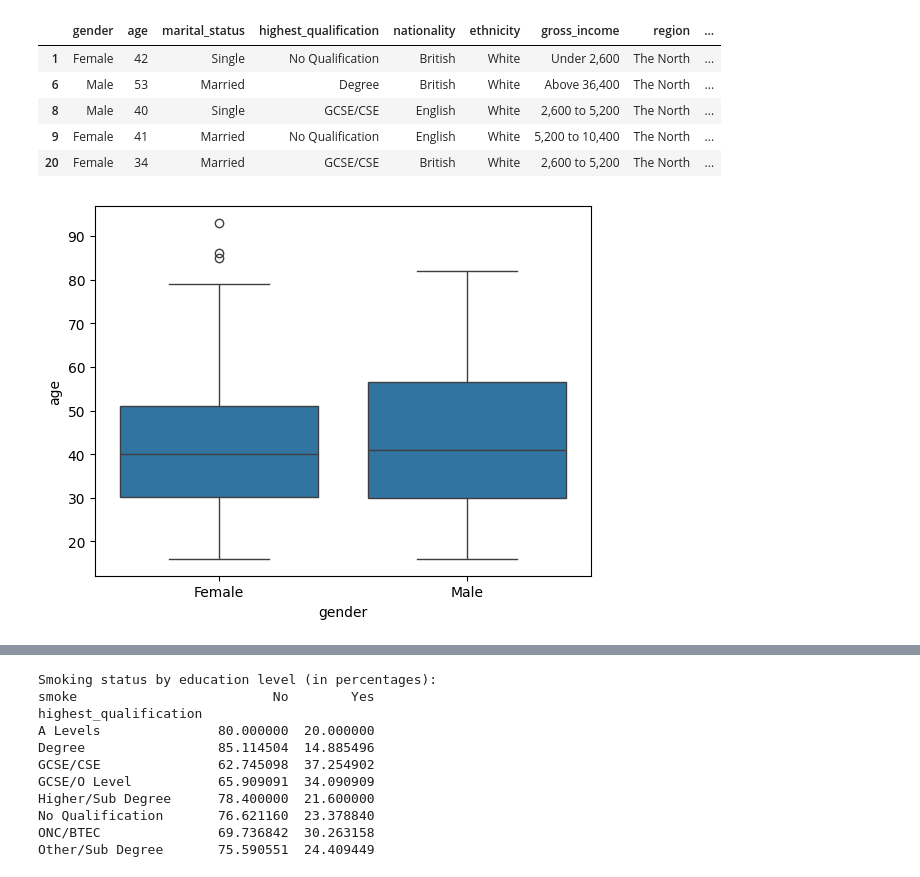
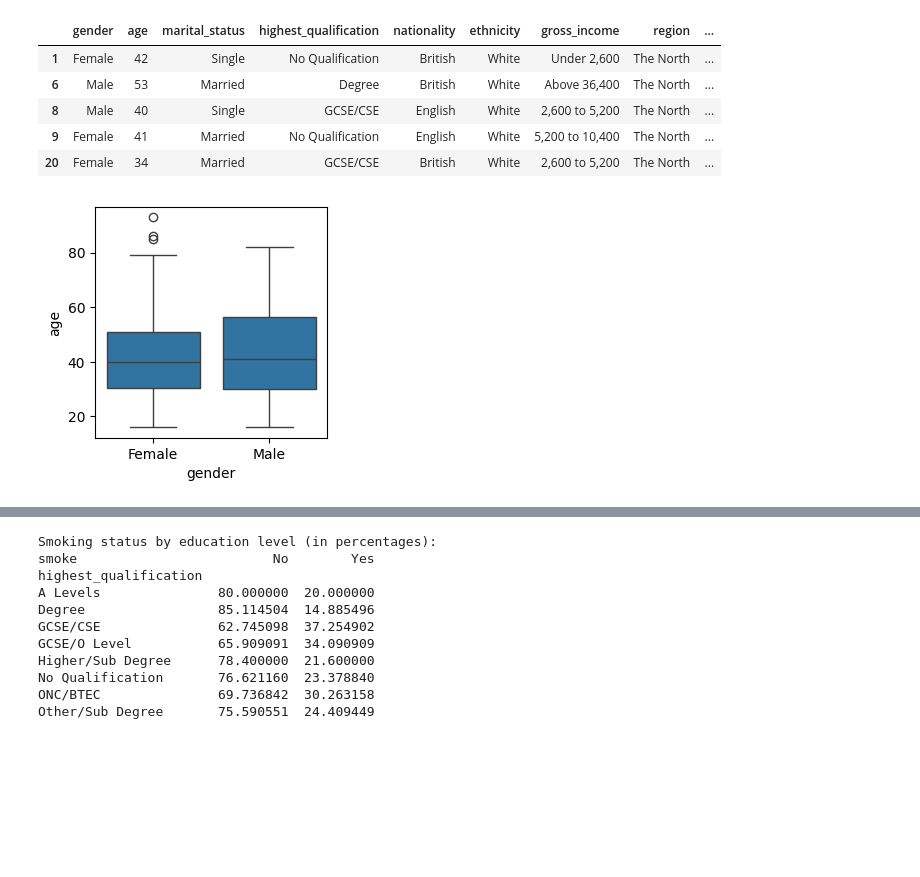
Before and after one commit to mrudulmamtani/EDA-DA-1, a Jupyter notebook: Mrudul_Mamtani_(22BCE3721).ipynb, the cells around one changed output, grey strips where cells are left out. Saved outputs shown, nothing was run; the diff lists cells and outputs as text; code cells hidden in the pictures; blank space fills up the shorter version.

```diff
--- a/Mrudul_Mamtani_(22BCE3721).ipynb
+++ b/Mrudul_Mamtani_(22BCE3721).ipynb
@@ -384,8 +396,9 @@ df_only_smokers.head()
 | 9 | Female | 41 | Married | No Qualification | English | White | 5,200 to 10,400 | The North | ... |
 | 20 | Female | 34 | Married | GCSE/CSE | British | White | 2,600 to 5,200 | The North | ... |
 # %%
+plt.figure(figsize=(3,3))
 sns.boxplot(x="gender",y="age",data=df_only_smokers)
 plt.show()
 # %% [output]
-[figure, old version]
+[figure, new version]
 # %%
```
Also changed, not shown: parts of 23 cells of this notebook.
